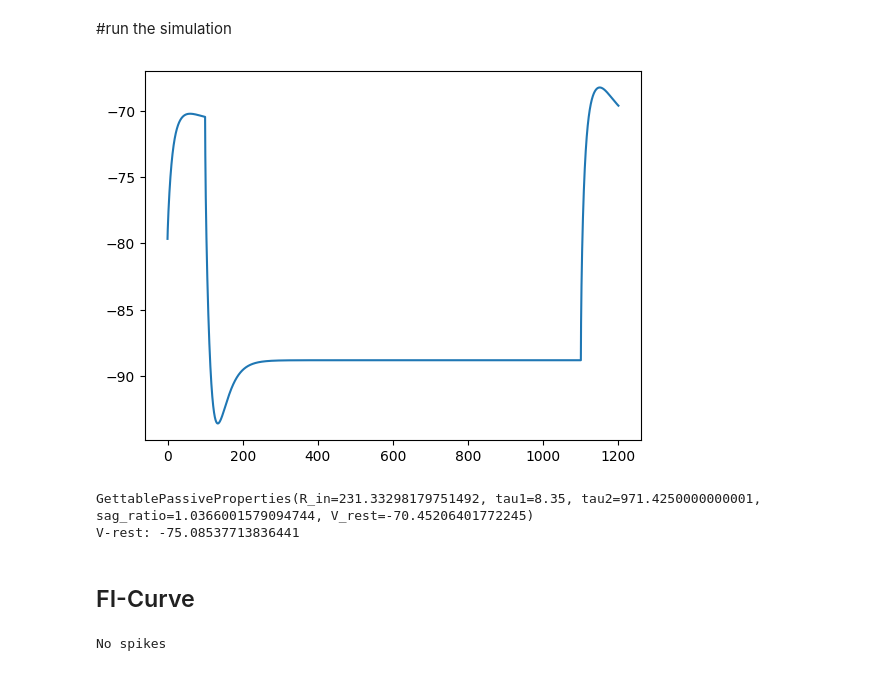
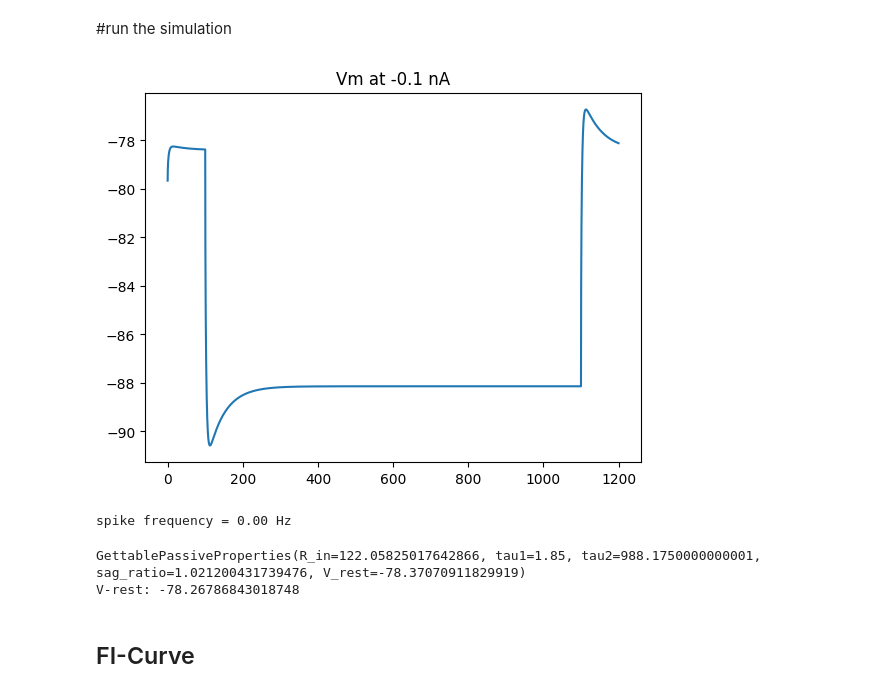
Before and after one commit to ddopp4877/single-cell-tuning, a Jupyter notebook: Segregated/test_cell.ipynb, the cells around one changed output. Saved outputs shown, nothing was run; the diff lists cells and outputs as text; code cells hidden in the pictures.

Commit message:
updated frequency function

```diff
--- a/Segregated/test_cell.ipynb
+++ b/Segregated/test_cell.ipynb
@@ -92,14 +108,8 @@ INFO:allensdk.api.api.retrieve_file_over_http:Downloading URL: http://api.brain-
 # %% [markdown]
 **NOTE:** Control the soma area in the `build_cell` function below.
 # %%
+@suppress_output
 def build_cell(soma_diam_multiplier = 1,using_hoc=False,hoc_filename=None,cell_name=None):
-
-    #suppress output
-    devnull = open(os.devnull, 'w')
-    old_stdout, old_stderr = sys.stdout, sys.stderr
-    sys.stdout = devnull
-    sys.stderr = devnull
-    ##
 
     if using_hoc:
       from neuron import h
@@ -120,11 +130,6 @@ def build_cell(soma_diam_multiplier = 1,using_hoc=False,hoc_filename=None,cell_n
     # To match PP
     h.soma[0].diam = h.soma[0].diam * soma_diam_multiplier
 
-    # Restore stdout/stderr
-    sys.stdout, sys.stderr = old_stdout, old_stderr
-    devnull.close()
-    ##
-
     return h
 
 def set_simulation(hoc_object,sim_params, soma_diam_multiplier = 1.0):
@@ -247,26 +302,39 @@ with open(config_filename, 'w') as file:
 # %%
-# sim_params['stim_amp'] = 0.1
+#modify simulation parameters if needed
+sim_params['stim_amp'] = -0.1
 
-using_hoc = False
-soma_diam_multiplier = 1
-hobject = build_cell(soma_diam_multiplier,using_hoc)#rebuild the cell to make sure the set_simulation() is using the correct hobj
+#rebuild the cell to make sure the set_simulation() is using the correct hobj
+
+#if using hoc call with the hoc filename and cell name
 
 
+soma_diam_multiplier = 1
+hobject = build_cell(soma_diam_multiplier)
+#hobject = build_cell(soma_diam_multiplier,using_hoc=True,'HYPO_TEMPLATE.hoc','HYPO')
+
+# run the simulation
 h, stim = set_simulation(hobject,sim_params)
 v = h.Vector().record(hobject.soma[0](0.5)._ref_v)
 h.finitialize()
 h.run()
+
+#plot the result and display spike frequency
 V = v.as_numpy()
 T = np.arange(0,h.tstop+h.dt,h.dt)
 plt.plot(T,V)
+plt.title(f"Vm at {sim_params['stim_amp']} nA")
 plt.show()
+
+print(f"spike frequency = {get_frequency(v,sim_params):.2f} Hz")
 # %% [output]
-[figure, old version]
+[figure, new version]
+spike frequency = 0.00 Hz
 # %%
+#find Rin, tau, sag ratio, and Vrest
 print(ACTPassiveModule.compute_gpp(v.as_numpy(), h.dt, sim_params['stim_delay'], h.tstop, sim_params['stim_amp']))
-print(f"V-rest: {v.as_numpy()[300]}")
+print(f"V-rest: {v.as_numpy()[sim_params['stim_dur']]}")
 # %% [output]
-GettablePassiveProperties(R_in=231.33298179751492, tau1=8.35, tau2=971.4250000000001, sag_ratio=1.0366001579094744, V_rest=-70.45206401772245)
-V-rest: -75.08537713836441
+GettablePassiveProperties(R_in=122.05825017642866, tau1=1.85, tau2=988.1750000000001, sag_ratio=1.021200431739476, V_rest=-78.37070911829919)
+V-rest: -78.26786843018748
 # %% [markdown]
 ## FI-Curve
@@ -312,12 +359,3 @@ for amp in amps:
-# %%
-spikes = count_voltage_events(np.arange(len(v.as_numpy()))[start_idx:end_idx], v.as_numpy()[start_idx:end_idx])
-if spikes:
-  freq = spikes/(len(spikes)/1000)
-  print(f"Frequency: {freq}")
-else:
-  print("No spikes")
-# %% [output]
-No spikes
 # %%
 for a, f in zip(amps, frequenies):
     print(f"{a}: {f}")
```
Also changed, not shown: parts of 28 cells of this notebook.
